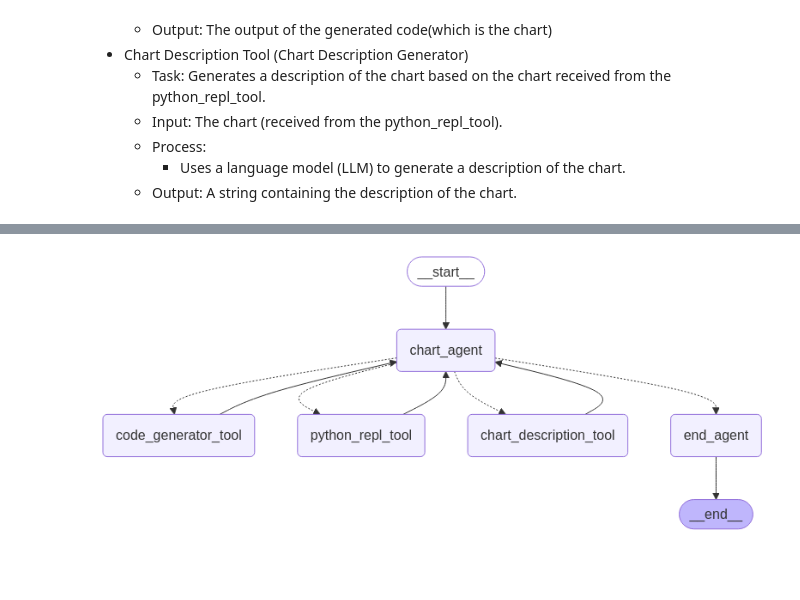
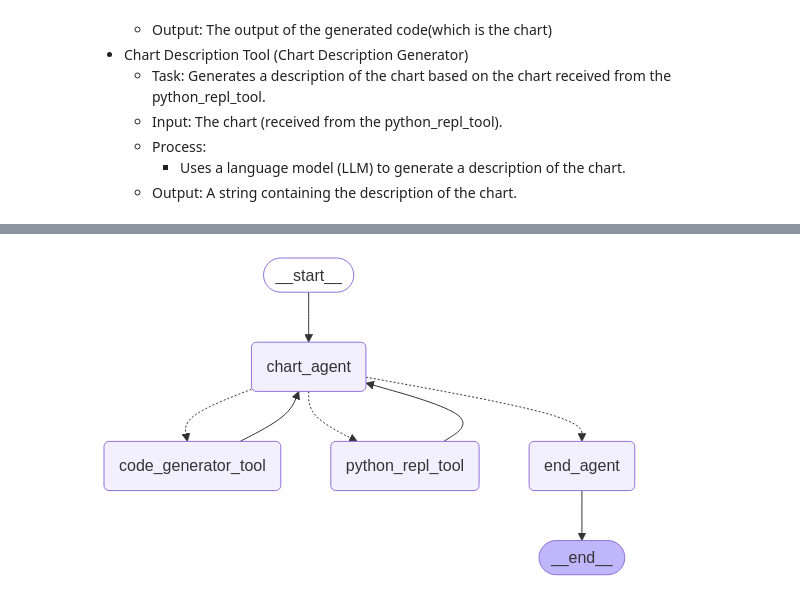
Before and after one commit to riyanshibohra/DataLens, a Jupyter notebook: test.ipynb, the cells around one changed output, grey strips where cells are left out. Cells and saved outputs as stored; diff of their text form; code cells hidden in the pictures; blank space fills up the shorter version.

Commit message:
complete chart agent

```diff
--- a/test.ipynb
+++ b/test.ipynb
@@ -469,17 +381,3 @@ state_2 = python_repl_tool(test_state_2)
-# %%
-def chart_description_tool(state: AgentState):
-    """Generate a description of the chart based on the chart received from the python_repl_tool."""
-    prompt = """
-    Generate a description of the chart based on the chart received from the python_repl_tool.
-    Instructions:
-    - Describe the chart in a way that is easy to understand.
-    - Include the chart type, the data that is being plotted, and the insights that can be derived from the chart.
-    - Do not provide anything else apart from the description.
-    - The description should be able to be understood by a non-technical audience.
-
-    """
-    description = llm.invoke(prompt.format(chart=state['chart']))
-    return {'description': description.content, 'actions_performed': [f"Chart description tool performed the action and generated the description: {description.content}"]}
 # %%
 from pydantic import BaseModel, Field
 
@@ -493,8 +391,8 @@ class ResearchOutput(BaseModel):
     reasoning: str = Field(description="Reasoning for the output, explaining which tool should be used next and why the content is relevant and sufficient to generate a chart based on the summary received.")
 
 class ChartOutput(BaseModel):
-    next_action: Literal["code_generator", "python_repl", "chart_description", "DONE"] = Field(description="The next action to perform. Can be code_generator_tool, python_repl_tool, chart_description_tool, or DONE if the chart and description are good enough to be used.")
-    reasoning: str = Field(description="Reasoning for the output, explaining which tool should be used next and why the chart and description are good enough to be used.")
+    next_action: Literal["code_generator", "python_repl", "DONE"] = Field(description="The next action to perform. Can be code_generator_tool, python_repl_tool, or DONE if the chart is good enough to be used.")
+    reasoning: str = Field(description="Reasoning for the output, explaining which tool should be used next and why the chart is good enough to be used.")
 
 class AgentState(TypedDict):
     query: str
@@ -506,7 +404,6 @@ class AgentState(TypedDict):
     keywords_used: Annotated[List[str], add]
     code: str
     chart: str
-    description: str
     chart_agent_output: ChartOutput
 # %%
 def chart_agent(state: AgentState):
@@ -529,37 +426,31 @@ def chart_agent(state: AgentState):
             - Executes and runs the generated code to generate a chart.
         - Output: The output of the generated code(which is the chart)
 
-    3. Chart Description Tool: This tool does the following:
-        - Task: Generates a description of the chart based on the chart received from the python_repl_tool.
-        - Input: The chart (received from the python_repl_tool).
-        - Process:
-            - Uses a language model (LLM) to generate a description of the chart.
-        - Output: A string containing the description of the chart.
+    3. If the chart is generated, you must respond with DONE as the next action and provide reasoning as output.
 
     Your inputs will be:
     - A summary of the relevant information extracted from the scraped URLs (received from the research agent, using state['combined_content']).
     - Actions performed so far
     - A chart (received from the python_repl_tool)
-    - A description of the chart (received from the chart_description_tool)
-
     Your output will be:
-    - Next action to perform: Can be code_generator, python_repl, chart_description, or DONE if the chart and description are good enough to be used.
-    - Reasoning for the output, explaining which tool should be used next and why the chart and description are good enough to be used.
+    - Next action to perform: Can be code_generator, python_repl, or DONE if the chart is good enough to be used.
+    - Reasoning for the output, explaining which tool should be used next and why the chart is good enough to be used.
 
     Instructions:
-    - You will receive a summary of the relevant information extracted from the scraped URLs and a chart and description of the chart.
+    - You will receive a summary of the relevant information extracted from the scraped URLs and a chart.
     - For your FIRST action, you MUST use the code_generator_tool to generate code based on the summary to generate a chart.
     - After receiving the code from the code_generator_tool, you MUST use the python_repl_tool to execute the code to generate a chart.
     - After receiving the chart from the python_repl_tool, you MUST use the chart_description_tool to generate a good description of the chart.
-    - If the chart and description are good enough to be used, respond with DONE.
+    - If the chart is good enough to be used, respond with DONE.
     - ONLY return to code_generator_tool if the chart from python_repl_tool is not satisfactory.
     - DO NOT repeatedly call code_generator_tool if you already have a chart.
+    - IMPORTANT: If the chart is generated once, you must respond with DONE.
+
     """
     human_prompt = """
     Summary of the relevant information extracted from the scraped URLs: {summary}
     Actions performed so far: {actions_performed}
     Chart: {chart}
-    Description of the chart: {description}
     """
     system_message = SystemMessage(content=system_prompt)
     summary = state.get('combined_content', '')
@@ -584,36 +475,32 @@ def after_chart_agent_router(state: AgentState):
         return "code_generator_tool"
     elif next_action == 'python_repl':
         return "python_repl_tool"
-    elif next_action == 'chart_description':
-        return "chart_description_tool"
     elif next_action == 'DONE':
         return "end_agent"
 # %%
 from IPython.display import Image, display
 
 graph = StateGraph(AgentState)
 graph.add_node("chart_agent", chart_agent)
 graph.add_node("code_generator_tool", code_generator_tool)
 graph.add_node("python_repl_tool", python_repl_tool)
-graph.add_node("chart_description_tool", chart_description_tool)
 graph.add_node("end_agent", end_agent)
 
 graph.add_edge(START, "chart_agent")
 graph.add_conditional_edges(
     "chart_agent",
     after_chart_agent_router,
-    ["code_generator_tool", "python_repl_tool", "chart_description_tool", "end_agent"]
+    ["code_generator_tool", "python_repl_tool", "end_agent"]
 )
 graph.add_edge("code_generator_tool", "chart_agent")
 graph.add_edge("python_repl_tool", "chart_agent")
-graph.add_edge("chart_description_tool", "chart_agent")
 graph.add_edge("end_agent", END)
 
 chart_agent = graph.compile()
 
 display(Image(chart_agent.get_graph().draw_mermaid_png()))
 # %% [output]
-[figure, old version]
+[figure, new version]
 # %%
 # Get the result from research agent
 research_result = next(research_agent.stream({"query": "What is the current stock price trends of Apple"}))
```
Also changed, not shown: parts of 11 cells of this notebook.
